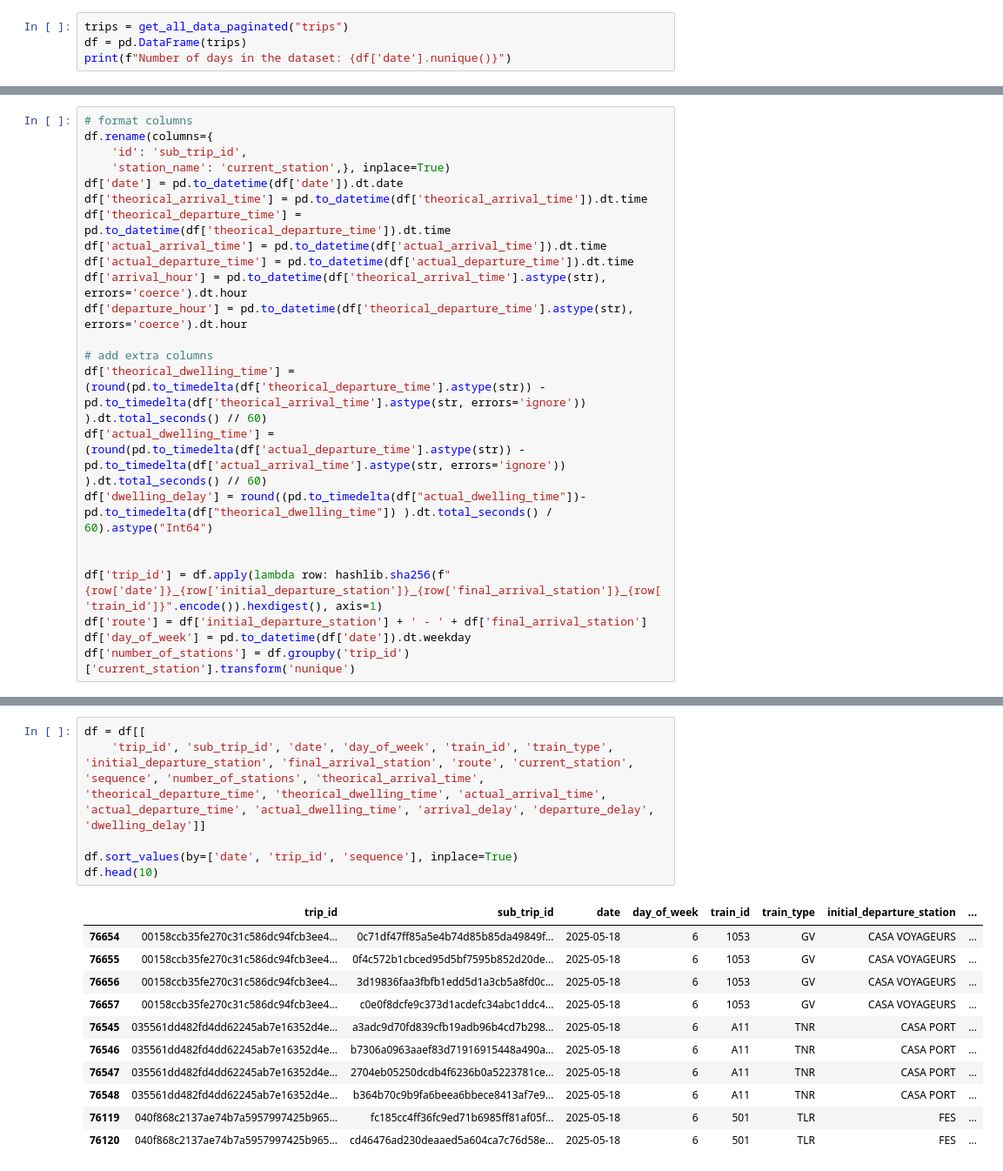
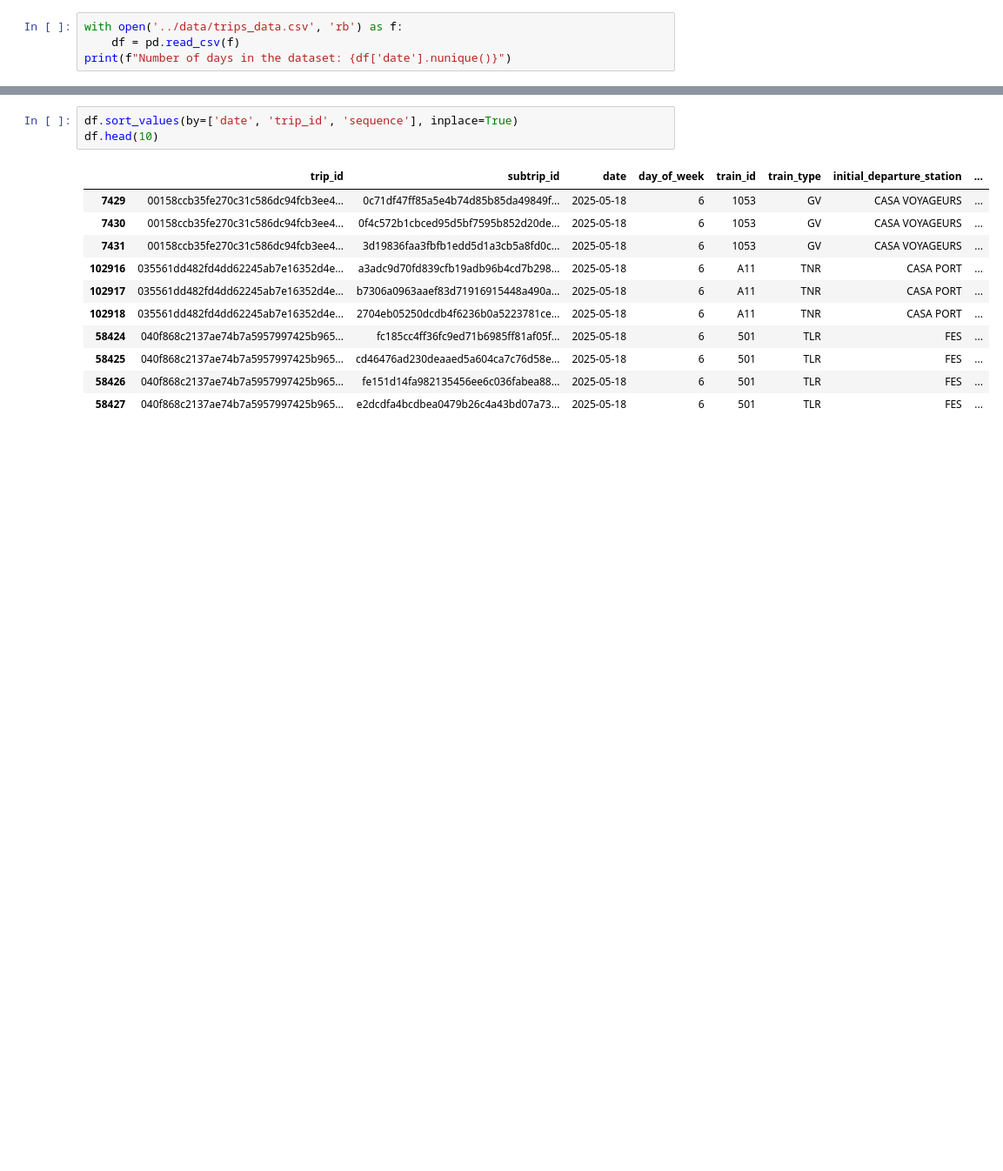
Before and after one commit to chelzakaria/ONCycle, a Jupyter notebook: experiments/notebooks/01_EDA.ipynb, the cells around one changed output, grey strips where cells are left out. Shown at 87% size. Saved outputs shown, nothing was run; the diff lists cells and outputs as text; blank space fills up the shorter version.

Commit message:
add separate notebook for data cleaning

```diff
--- a/experiments/notebooks/01_EDA.ipynb
+++ b/experiments/notebooks/01_EDA.ipynb
@@ -41,5 +21,5 @@ def get_all_data_paginated(table_name: str, page_size: int = 9999):
 # %%
-trips = get_all_data_paginated("trips")
-df = pd.DataFrame(trips)
+with open('../data/trips_data.csv', 'rb') as f:
+    df = pd.read_csv(f)
 print(f"Number of days in the dataset: {df['date'].nunique()}")
 # %% [output]
@@ -47,26 +27,3 @@ Number of days in the dataset: 60
-# %%
-# format columns
-df.rename(columns={
-    'id': 'sub_trip_id',
-    'station_name': 'current_station',}, inplace=True)
-df['date'] = pd.to_datetime(df['date']).dt.date
-df['theorical_arrival_time'] = pd.to_datetime(df['theorical_arrival_time']).dt.time
-df['theorical_departure_time'] = pd.to_datetime(df['theorical_departure_time']).dt.time
-df['actual_arrival_time'] = pd.to_datetime(df['actual_arrival_time']).dt.time
-df['actual_departure_time'] = pd.to_datetime(df['actual_departure_time']).dt.time
-df['arrival_hour'] = pd.to_datetime(df['theorical_arrival_time'].astype(str), errors='coerce').dt.hour
-df['departure_hour'] = pd.to_datetime(df['theorical_departure_time'].astype(str), errors='coerce').dt.hour
-
-# add extra columns
-df['theorical_dwelling_time'] =  (round(pd.to_timedelta(df['theorical_departure_time'].astype(str)) - pd.to_timedelta(df['theorical_arrival_time'].astype(str, errors='ignore'))  ).dt.total_seconds() // 60)
-df['actual_dwelling_time'] = (round(pd.to_timedelta(df['actual_departure_time'].astype(str)) - pd.to_timedelta(df['actual_arrival_time'].astype(str, errors='ignore'))  ).dt.total_seconds() // 60)
-df['dwelling_delay'] = round((pd.to_timedelta(df["actual_dwelling_time"])- pd.to_timedelta(df["theorical_dwelling_time"]) ).dt.total_seconds() / 60).astype("Int64")
-
-
-df['trip_id'] = df.apply(lambda row: hashlib.sha256(f"{row['date']}_{row['initial_departure_station']}_{row['final_arrival_station']}_{row['train_id']}".encode()).hexdigest(), axis=1)
-df['route'] = df['initial_departure_station'] + ' - ' + df['final_arrival_station']
-df['day_of_week'] = pd.to_datetime(df['date']).dt.weekday
-df['number_of_stations'] = df.groupby('trip_id')['current_station'].transform('nunique')
 # %% [markdown]
 # Data Dictionary
 |Column Name|Description|
@@ -120,18 +86,15 @@ memory usage: 19.4+ MB
 # %%
-df = df[[
-    'trip_id', 'sub_trip_id', 'date', 'day_of_week', 'train_id', 'train_type', 'initial_departure_station', 'final_arrival_station', 'route', 'current_station', 'sequence', 'number_of_stations', 'theorical_arrival_time', 'theorical_departure_time', 'theorical_dwelling_time', 'actual_arrival_time', 'actual_departure_time', 'actual_dwelling_time', 'arrival_delay', 'departure_delay', 'dwelling_delay']]
-
 df.sort_values(by=['date', 'trip_id', 'sequence'], inplace=True)
 df.head(10)
 # %% [output]
-|  | trip_id | sub_trip_id | date | day_of_week | train_id | train_type | initial_departure_station | ... |
-| 76654 | 00158ccb35fe270c31c586dc94fcb3ee4... | 0c71df47ff85a5e4b74d85b85da49849f... | 2025-05-18 | 6 | 1053 | GV | CASA VOYAGEURS | ... |
-| 76655 | 00158ccb35fe270c31c586dc94fcb3ee4... | 0f4c572b1cbced95d5bf7595b852d20de... | 2025-05-18 | 6 | 1053 | GV | CASA VOYAGEURS | ... |
-| 76656 | 00158ccb35fe270c31c586dc94fcb3ee4... | 3d19836faa3fbfb1edd5d1a3cb5a8fd0c... | 2025-05-18 | 6 | 1053 | GV | CASA VOYAGEURS | ... |
-| 76657 | 00158ccb35fe270c31c586dc94fcb3ee4... | c0e0f8dcfe9c373d1acdefc34abc1ddc4... | 2025-05-18 | 6 | 1053 | GV | CASA VOYAGEURS | ... |
-| 76545 | 035561dd482fd4dd62245ab7e16352d4e... | a3adc9d70fd839cfb19adb96b4cd7b298... | 2025-05-18 | 6 | A11 | TNR | CASA PORT | ... |
-| 76546 | 035561dd482fd4dd62245ab7e16352d4e... | b7306a0963aaef83d71916915448a490a... | 2025-05-18 | 6 | A11 | TNR | CASA PORT | ... |
-| 76547 | 035561dd482fd4dd62245ab7e16352d4e... | 2704eb05250dcdb4f6236b0a5223781ce... | 2025-05-18 | 6 | A11 | TNR | CASA PORT | ... |
-| 76548 | 035561dd482fd4dd62245ab7e16352d4e... | b364b70c9b9fa6beea6bbece8413af7e9... | 2025-05-18 | 6 | A11 | TNR | CASA PORT | ... |
-| 76119 | 040f868c2137ae74b7a5957997425b965... | fc185cc4ff36fc9ed71b6985ff81af05f... | 2025-05-18 | 6 | 501 | TLR | FES | ... |
-| 76120 | 040f868c2137ae74b7a5957997425b965... | cd46476ad230deaaed5a604ca7c76d58e... | 2025-05-18 | 6 | 501 | TLR | FES | ... |
+|  | trip_id | subtrip_id | date | day_of_week | train_id | train_type | initial_departure_station | ... |
+| 7429 | 00158ccb35fe270c31c586dc94fcb3ee4... | 0c71df47ff85a5e4b74d85b85da49849f... | 2025-05-18 | 6 | 1053 | GV | CASA VOYAGEURS | ... |
+| 7430 | 00158ccb35fe270c31c586dc94fcb3ee4... | 0f4c572b1cbced95d5bf7595b852d20de... | 2025-05-18 | 6 | 1053 | GV | CASA VOYAGEURS | ... |
+| 7431 | 00158ccb35fe270c31c586dc94fcb3ee4... | 3d19836faa3fbfb1edd5d1a3cb5a8fd0c... | 2025-05-18 | 6 | 1053 | GV | CASA VOYAGEURS | ... |
+| 102916 | 035561dd482fd4dd62245ab7e16352d4e... | a3adc9d70fd839cfb19adb96b4cd7b298... | 2025-05-18 | 6 | A11 | TNR | CASA PORT | ... |
+| 102917 | 035561dd482fd4dd62245ab7e16352d4e... | b7306a0963aaef83d71916915448a490a... | 2025-05-18 | 6 | A11 | TNR | CASA PORT | ... |
+| 102918 | 035561dd482fd4dd62245ab7e16352d4e... | 2704eb05250dcdb4f6236b0a5223781ce... | 2025-05-18 | 6 | A11 | TNR | CASA PORT | ... |
+| 58424 | 040f868c2137ae74b7a5957997425b965... | fc185cc4ff36fc9ed71b6985ff81af05f... | 2025-05-18 | 6 | 501 | TLR | FES | ... |
+| 58425 | 040f868c2137ae74b7a5957997425b965... | cd46476ad230deaaed5a604ca7c76d58e... | 2025-05-18 | 6 | 501 | TLR | FES | ... |
+| 58426 | 040f868c2137ae74b7a5957997425b965... | fe151d14fa982135456ee6c036fabea88... | 2025-05-18 | 6 | 501 | TLR | FES | ... |
+| 58427 | 040f868c2137ae74b7a5957997425b965... | e2dcdfa4bcdbea0479b26c4a43bd07a73... | 2025-05-18 | 6 | 501 | TLR | FES | ... |
```
Also changed, not shown: parts of 13 cells of this notebook, 2 other files.
